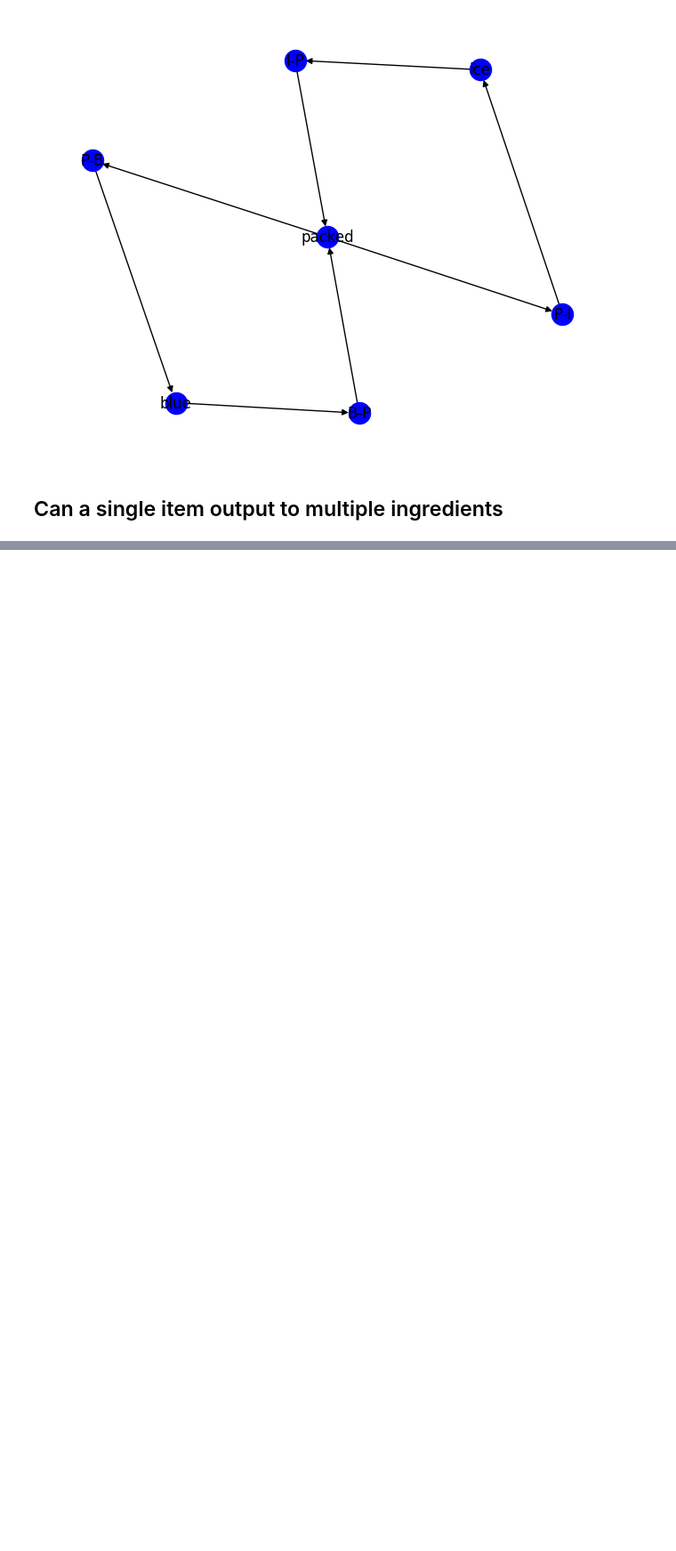
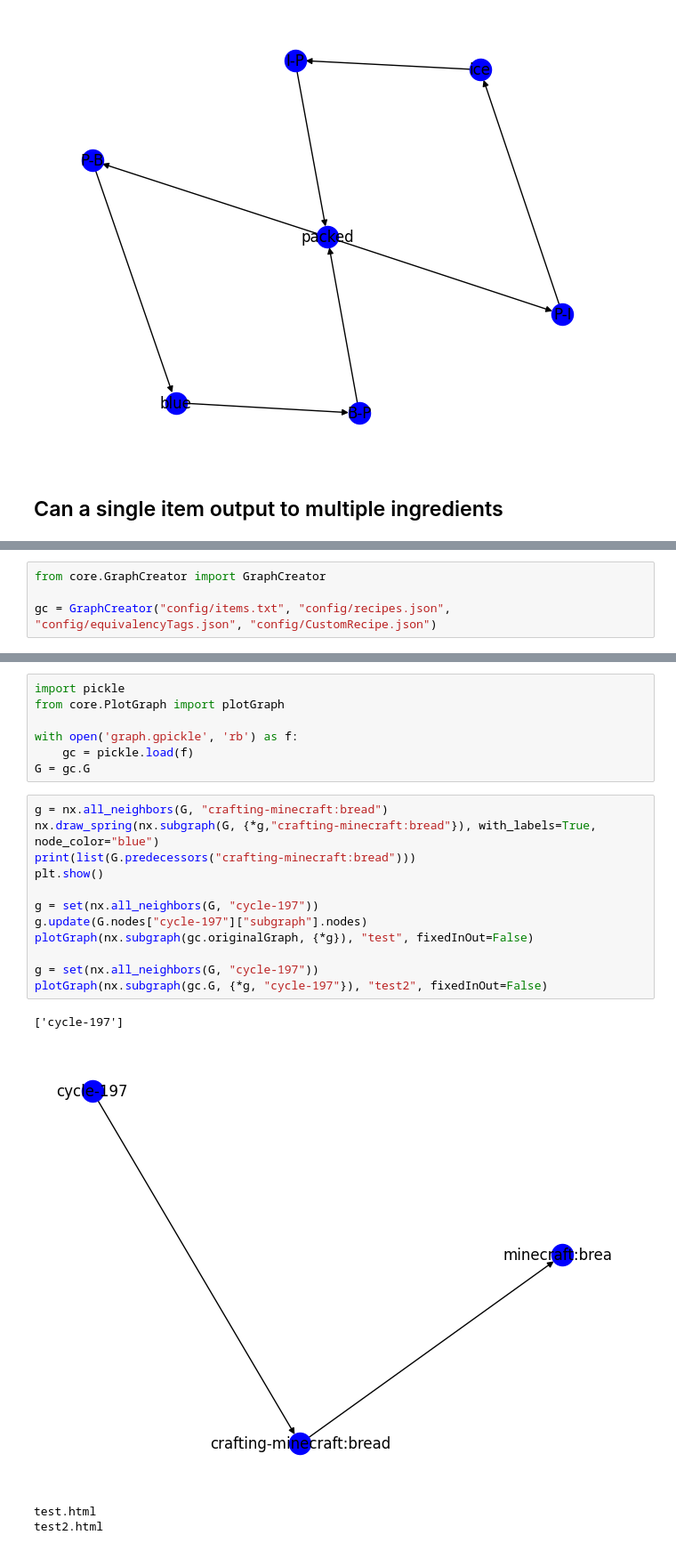
Before and after one commit to TimEpsilon/GraphStonksLand, a Jupyter notebook: graph.ipynb, the cells around one changed output, grey strips where cells are left out. Shown: that part at 89% size. Saved outputs shown, nothing was run; the diff lists cells and outputs as text; blank space fills up the shorter version.

```diff
--- a/graph.ipynb
+++ b/graph.ipynb
@@ -639,3 +639,7 @@ l2artifacts:fungus_bracelet_2 {'Ingredient@fa37c512', 'Ingredient@e8e6ce05', 'In
 l2artifacts:fungus_bracelet_1 {'Ingredient@e8e6ce05', 'Ingredient@48e0c09e', 'Ingredient@fa37c511'}
 l2artifacts:fungus_bracelet_5 {'Ingredient@e8e6ce05', 'Ingredient@fa37c515'}
 minecraft:black_stained_glass {'Ingredient@a8bf45c6', 'Ingredient@dcaeded4'}
+# %%
+from core.GraphCreator import GraphCreator
+
+gc = GraphCreator("config/items.txt", "config/recipes.json", "config/equivalencyTags.json", "config/CustomRecipe.json")
@@ -641,0 +664,24 @@ minecraft:black_stained_glass {'Ingredient@a8bf45c6', 'Ingredient@dcaeded4'}
+# %%
+import pickle
+from core.PlotGraph import plotGraph
+
+with open('graph.gpickle', 'rb') as f:
+    gc = pickle.load(f)
+G = gc.G
+# %%
+g = nx.all_neighbors(G, "crafting-minecraft:bread")
+nx.draw_spring(nx.subgraph(G, {*g,"crafting-minecraft:bread"}), with_labels=True, node_color="blue")
+print(list(G.predecessors("crafting-minecraft:bread")))
+plt.show()
+
+g = set(nx.all_neighbors(G, "cycle-197"))
+g.update(G.nodes["cycle-197"]["subgraph"].nodes)
+plotGraph(nx.subgraph(gc.originalGraph, {*g}), "test", fixedInOut=False)
+
+g = set(nx.all_neighbors(G, "cycle-197"))
+plotGraph(nx.subgraph(gc.G, {*g, "cycle-197"}), "test2", fixedInOut=False)
+# %% [output]
+['cycle-197']
+[figure, added]
+test.html
+test2.html
```
Also changed, not shown: parts of 5 cells of this notebook, 19 other files.
